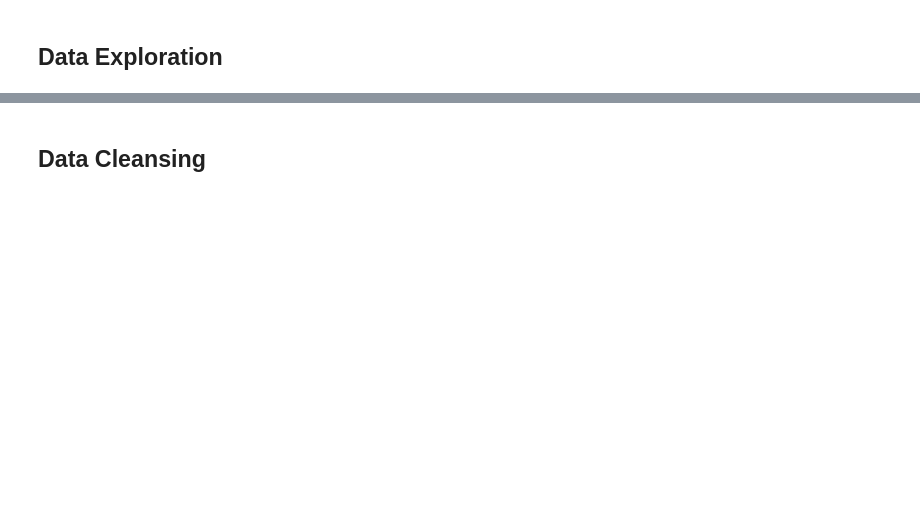
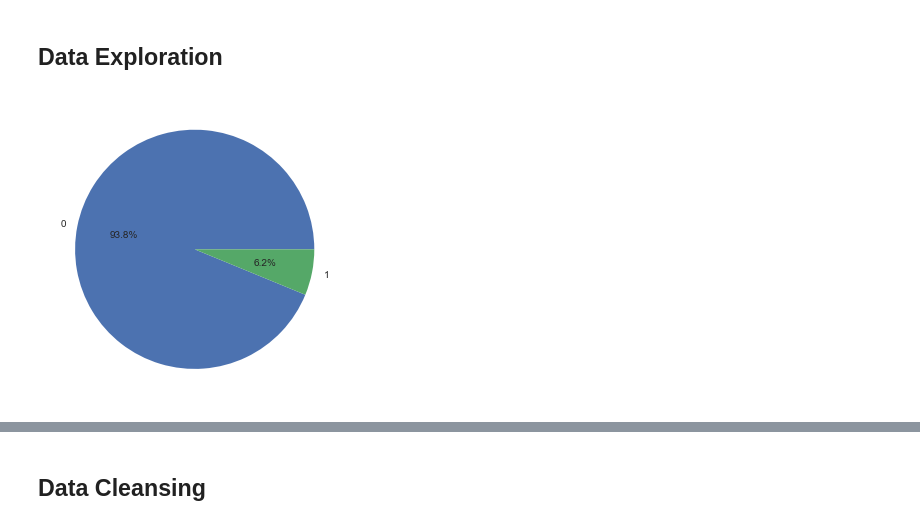
Before and after one commit to tt0507/Mini-Project, a Jupyter notebook: income_distribution/income_distribution.ipynb, the cells around one changed output, grey strips where cells are left out. Drawn from its saved outputs; the diff is of its cells as text; code cells hidden in the pictures; blank space fills up the shorter version.

Commit message:
added visualizations

```diff
--- a/income_distribution/income_distribution.ipynb
+++ b/income_distribution/income_distribution.ipynb
@@ -7,3 +5,8 @@ import pandas as pd
+# %%
+import pandas as pd
+import matplotlib.pyplot as plt
+import seaborn as sns
+plt.style.use('seaborn')
 # %%
 data = pd.read_csv('data/train.csv')
 data.head()
@@ -24,2 +43,12 @@ data['income_level'] = data['income_level'].map({-50000: 0, 50000: 1})
 # %% [markdown]
 ## Data Exploration
+# %%
+label_0 = len(data.loc[data['income_level'] == 0])
+label_1 = len(data.loc[data['income_level'] == 1])
+
+sizes = [(label_0 / len(data['income_level'])*100), (label_1 / len(data['income_level'])*100)]
+labels = '0', '1'
+plt.pie(sizes, labels=labels, autopct='%1.1f%%')
+plt.show()
+# %% [output]
+[figure, added]
```
Also changed, not shown: parts of 8 cells of this notebook.
